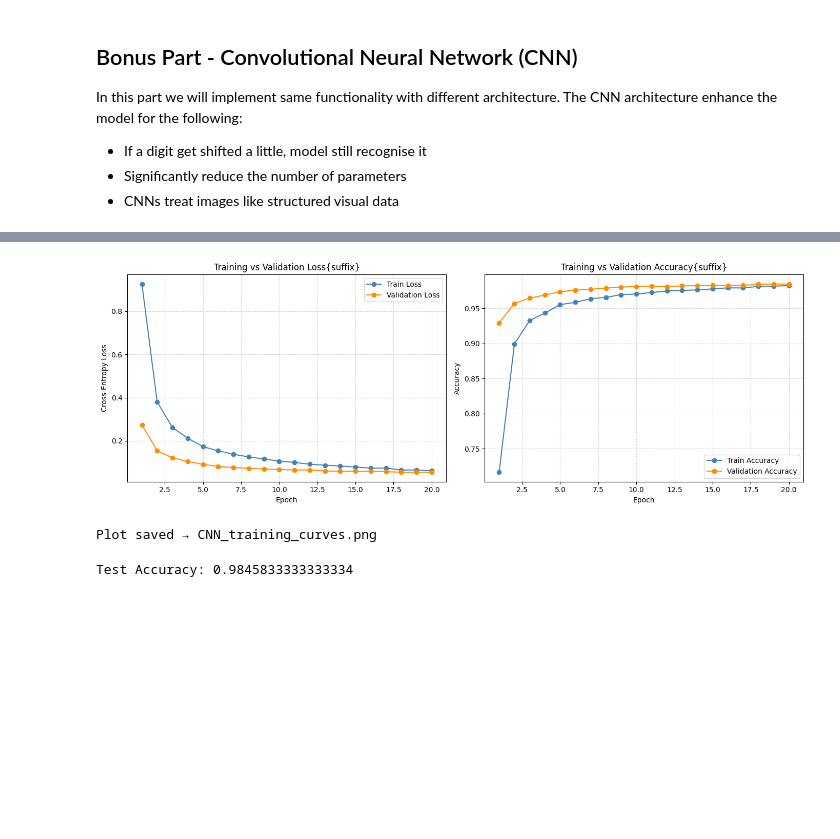
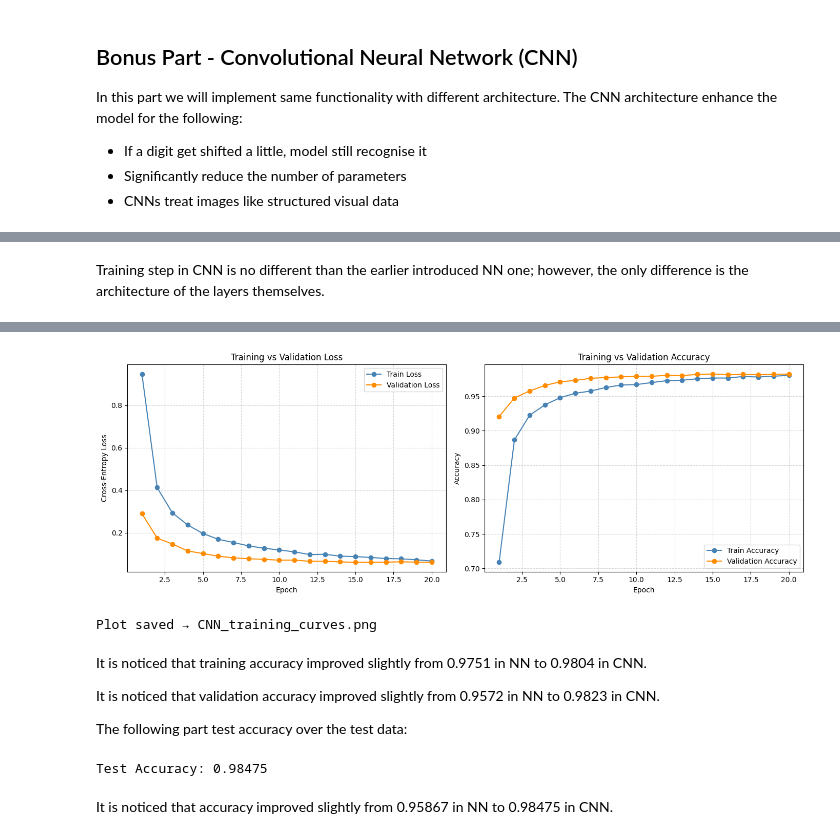
Before and after one commit to AlaaEmara17/Neural-Network-Lab, a Jupyter notebook: lab2-Analysis.ipynb, the cells around one changed output, grey strips where cells are left out. Cells and saved outputs as stored; diff of their text form; code cells hidden in the pictures; blank space fills up the shorter version.

```diff
--- a/lab2-Analysis.ipynb
+++ b/lab2-Analysis.ipynb
@@ -805,3 +809,5 @@ In this part we will implement same functionality with different architecture. T
+# %% [markdown]
+Training step in CNN is no different than the earlier introduced NN one; however, the only difference is the architecture of the layers themselves.
 # %%
 class CNN_Digit_Recognition(nn.Module):
     def __init__(self):
@@ -911,7 +917,7 @@ def plot_history(history , title_suffix=""):
     # — Loss plot —
     ax1.plot(epochs, history["train_loss"], label="Train Loss",      color="steelblue",  marker="o")
     ax1.plot(epochs, history["val_loss"],   label="Validation Loss", color="darkorange", marker="o")
-    ax1.set_title("Training vs Validation Loss{suffix}")
+    ax1.set_title("Training vs Validation Loss")
     ax1.set_xlabel("Epoch")
     ax1.set_ylabel("Cross-Entropy Loss")
     ax1.legend()
@@ -920,7 +926,7 @@ def plot_history(history , title_suffix=""):
     # — Accuracy plot —
     ax2.plot(epochs, history["train_acc"], label="Train Accuracy",      color="steelblue",  marker="o")
     ax2.plot(epochs, history["val_acc"],   label="Validation Accuracy", color="darkorange", marker="o")
-    ax2.set_title("Training vs Validation Accuracy{suffix}")
+    ax2.set_title("Training vs Validation Accuracy")
     ax2.set_xlabel("Epoch")
     ax2.set_ylabel("Accuracy")
     ax2.legend()
@@ -963,5 +969,11 @@ Epoch 20/20 | Train Loss: 0.0612 Acc: 0.9825 | Val Loss: 0.0547 Acc: 0.9845
-[figure, old version]
+[figure, new version]
 Plot saved → CNN_training_curves.png
+# %% [markdown]
+It is noticed that training accuracy improved slightly from 0.9751 in NN to 0.9804 in CNN.
+
+It is noticed that validation accuracy improved slightly from 0.9572 in NN to 0.9823 in CNN.
+
+The following part test accuracy over the test data:
 # %%
 correct = 0
 total = 0
@@ -978,4 +990,6 @@ with torch.no_grad():
 accuracy = correct / total
 print("Test Accuracy:", accuracy)
 # %% [output]
-Test Accuracy: 0.9845833333333334
+Test Accuracy: 0.98475
+# %% [markdown]
+It is noticed that accuracy improved slightly from 0.95867 in NN to 0.98475 in CNN.
```
Also changed, not shown: parts of 11 cells of this notebook, 4 other files.
